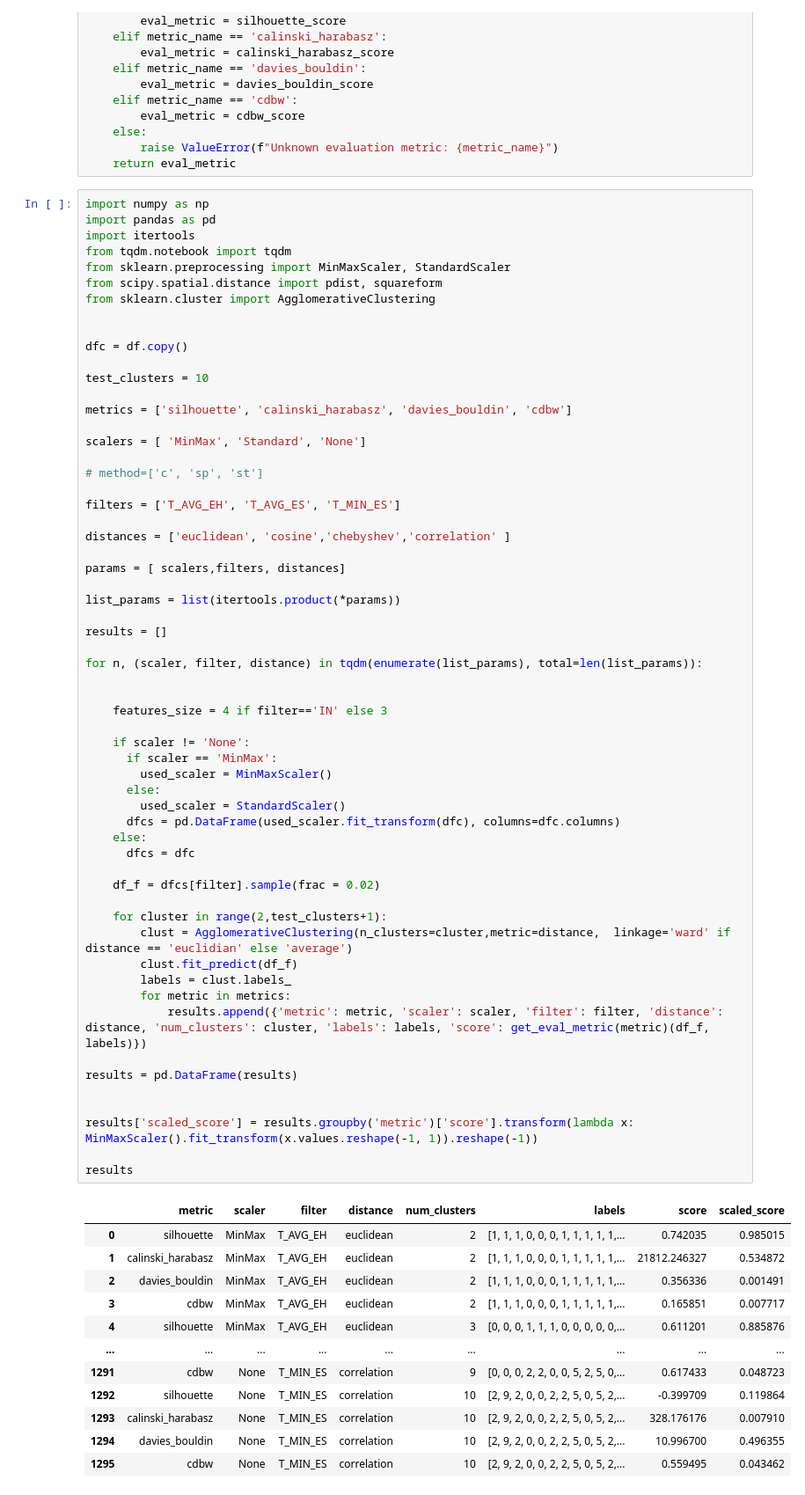
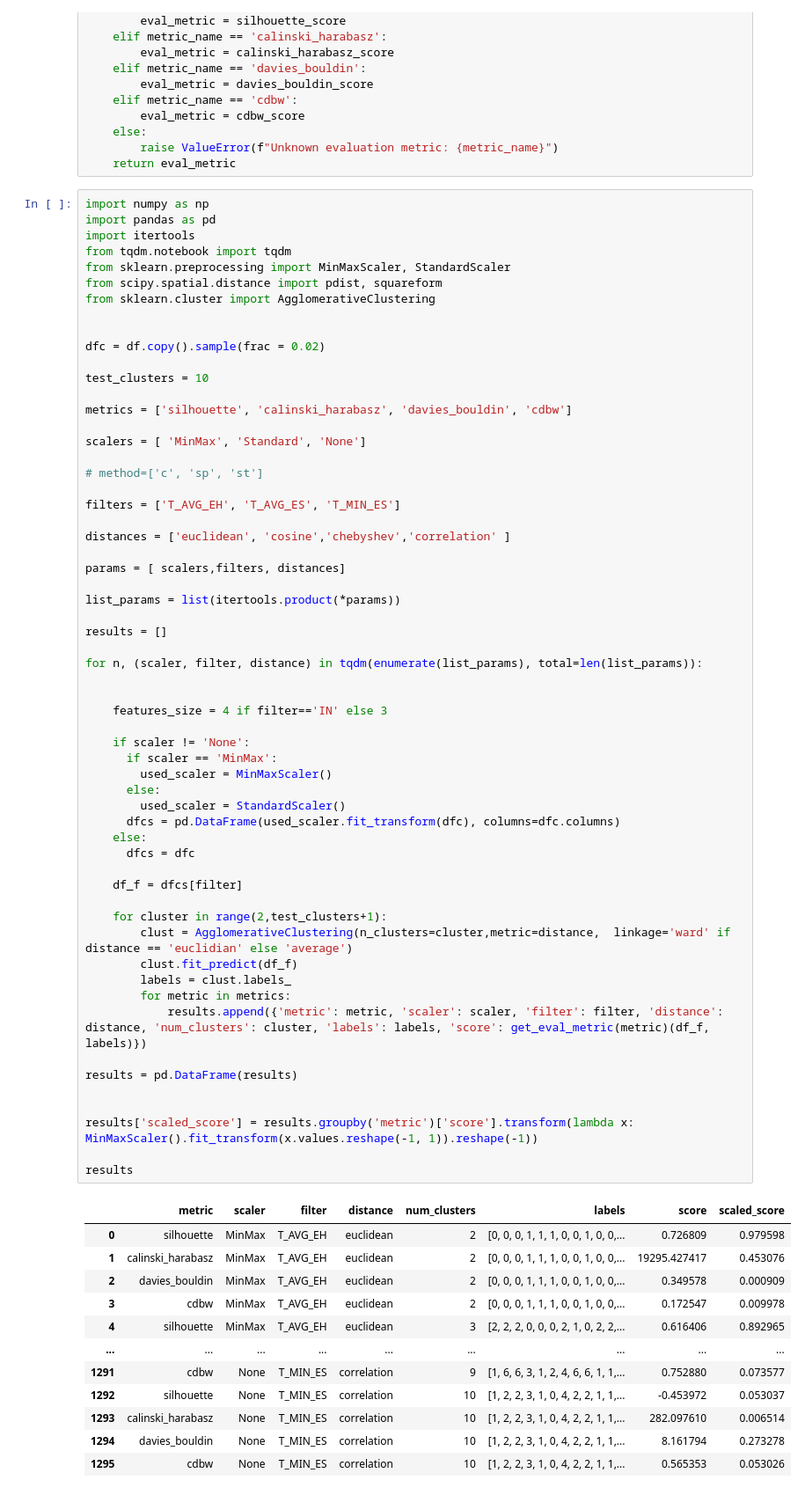
Before and after one commit to tutur90/Weather-Forecast, a Jupyter notebook: Map_forcast.ipynb, the cells around one changed output. Shown at 88% size. Saved outputs shown, nothing was run; the diff lists cells and outputs as text.

```diff
--- a/Map_forcast.ipynb
+++ b/Map_forcast.ipynb
@@ -282,7 +282,7 @@ from scipy.spatial.distance import pdist, squareform
 from sklearn.cluster import AgglomerativeClustering
 
 
-dfc = df.copy()
+dfc = df.copy().sample(frac = 0.02)
 
 test_clusters = 10
 
@@ -305,45 +305,45 @@ results = []
 for n, (scaler, filter, distance) in tqdm(enumerate(list_params), total=len(list_params)):
 
 
     features_size = 4 if filter=='IN' else 3
 
     if scaler != 'None':
       if scaler == 'MinMax':
         used_scaler = MinMaxScaler()
       else:
         used_scaler = StandardScaler()
       dfcs = pd.DataFrame(used_scaler.fit_transform(dfc), columns=dfc.columns)
     else:
       dfcs = dfc
 
-    df_f = dfcs[filter].sample(frac = 0.02)
+    df_f = dfcs[filter]
 
     for cluster in range(2,test_clusters+1):
         clust = AgglomerativeClustering(n_clusters=cluster,metric=distance,  linkage='ward' if distance == 'euclidian' else 'average')
         clust.fit_predict(df_f)
         labels = clust.labels_
         for metric in metrics:
             results.append({'metric': metric, 'scaler': scaler, 'filter': filter, 'distance': distance, 'num_clusters': cluster, 'labels': labels, 'score': get_eval_metric(metric)(df_f, labels)})
 
 results = pd.DataFrame(results)
 
 
 results['scaled_score'] = results.groupby('metric')['score'].transform(lambda x: MinMaxScaler().fit_transform(x.values.reshape(-1, 1)).reshape(-1))
 
 results
 # %% [output]
 |  | metric | scaler | filter | distance | num_clusters | labels | score | scaled_score |
-| 0 | silhouette | MinMax | T_AVG_EH | euclidean | 2 | [1, 1, 1, 0, 0, 0, 1, 1, 1, 1, 1,... | 0.742035 | 0.985015 |
-| 1 | calinski_harabasz | MinMax | T_AVG_EH | euclidean | 2 | [1, 1, 1, 0, 0, 0, 1, 1, 1, 1, 1,... | 21812.246327 | 0.534872 |
-| 2 | davies_bouldin | MinMax | T_AVG_EH | euclidean | 2 | [1, 1, 1, 0, 0, 0, 1, 1, 1, 1, 1,... | 0.356336 | 0.001491 |
-| 3 | cdbw | MinMax | T_AVG_EH | euclidean | 2 | [1, 1, 1, 0, 0, 0, 1, 1, 1, 1, 1,... | 0.165851 | 0.007717 |
-| 4 | silhouette | MinMax | T_AVG_EH | euclidean | 3 | [0, 0, 0, 1, 1, 1, 0, 0, 0, 0, 0,... | 0.611201 | 0.885876 |
+| 0 | silhouette | MinMax | T_AVG_EH | euclidean | 2 | [0, 0, 0, 1, 1, 1, 0, 0, 1, 0, 0,... | 0.726809 | 0.979598 |
+| 1 | calinski_harabasz | MinMax | T_AVG_EH | euclidean | 2 | [0, 0, 0, 1, 1, 1, 0, 0, 1, 0, 0,... | 19295.427417 | 0.453076 |
+| 2 | davies_bouldin | MinMax | T_AVG_EH | euclidean | 2 | [0, 0, 0, 1, 1, 1, 0, 0, 1, 0, 0,... | 0.349578 | 0.000909 |
+| 3 | cdbw | MinMax | T_AVG_EH | euclidean | 2 | [0, 0, 0, 1, 1, 1, 0, 0, 1, 0, 0,... | 0.172547 | 0.009978 |
+| 4 | silhouette | MinMax | T_AVG_EH | euclidean | 3 | [2, 2, 2, 0, 0, 0, 2, 1, 0, 2, 2,... | 0.616406 | 0.892965 |
 | ... | ... | ... | ... | ... | ... | ... | ... | ... |
-| 1291 | cdbw | None | T_MIN_ES | correlation | 9 | [0, 0, 0, 2, 2, 0, 0, 5, 2, 5, 0,... | 0.617433 | 0.048723 |
-| 1292 | silhouette | None | T_MIN_ES | correlation | 10 | [2, 9, 2, 0, 0, 2, 2, 5, 0, 5, 2,... | -0.399709 | 0.119864 |
-| 1293 | calinski_harabasz | None | T_MIN_ES | correlation | 10 | [2, 9, 2, 0, 0, 2, 2, 5, 0, 5, 2,... | 328.176176 | 0.007910 |
-| 1294 | davies_bouldin | None | T_MIN_ES | correlation | 10 | [2, 9, 2, 0, 0, 2, 2, 5, 0, 5, 2,... | 10.996700 | 0.496355 |
-| 1295 | cdbw | None | T_MIN_ES | correlation | 10 | [2, 9, 2, 0, 0, 2, 2, 5, 0, 5, 2,... | 0.559495 | 0.043462 |
+| 1291 | cdbw | None | T_MIN_ES | correlation | 9 | [1, 6, 6, 3, 1, 2, 4, 6, 6, 1, 1,... | 0.752880 | 0.073577 |
+| 1292 | silhouette | None | T_MIN_ES | correlation | 10 | [1, 2, 2, 3, 1, 0, 4, 2, 2, 1, 1,... | -0.453972 | 0.053037 |
+| 1293 | calinski_harabasz | None | T_MIN_ES | correlation | 10 | [1, 2, 2, 3, 1, 0, 4, 2, 2, 1, 1,... | 282.097610 | 0.006514 |
+| 1294 | davies_bouldin | None | T_MIN_ES | correlation | 10 | [1, 2, 2, 3, 1, 0, 4, 2, 2, 1, 1,... | 8.161794 | 0.273278 |
+| 1295 | cdbw | None | T_MIN_ES | correlation | 10 | [1, 2, 2, 3, 1, 0, 4, 2, 2, 1, 1,... | 0.565353 | 0.053026 |
 1296 rows × 8 columns
 # %%
 import seaborn as sns
```
Also changed, not shown: parts of 4 cells of this notebook.
